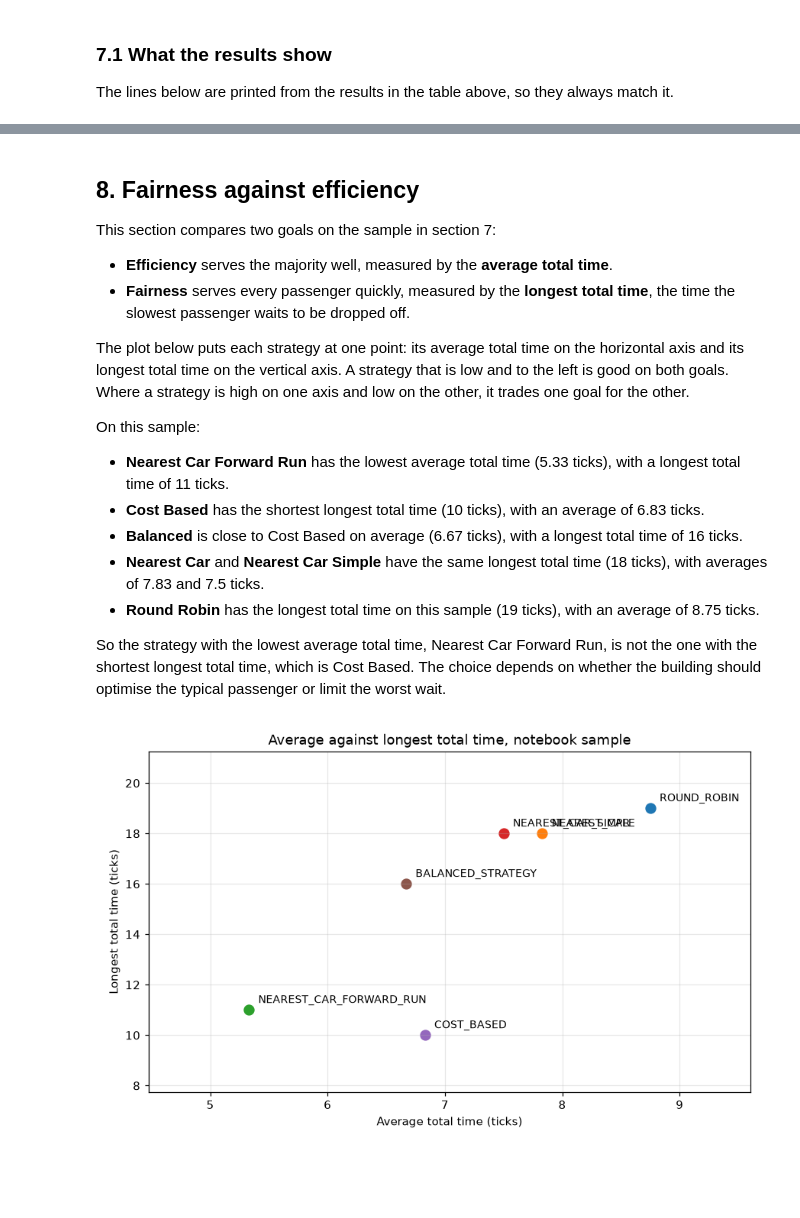
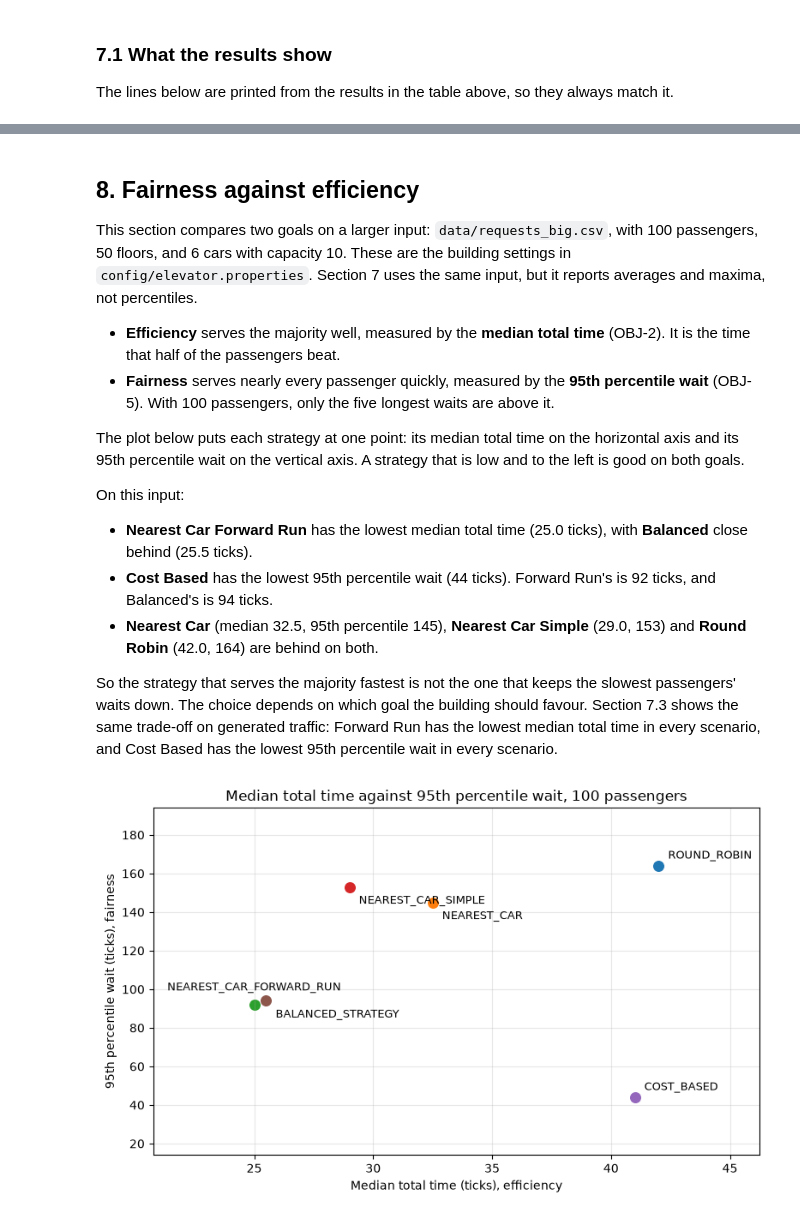
Before and after one commit to yashrajarora/kkr-simulator-python, a Jupyter notebook: docs/strategies.ipynb, the cells around one changed output, grey strips where cells are left out. Drawn from its saved outputs; the diff is of its cells as text; code cells hidden in the pictures; blank space fills up the shorter version.

Commit message:
Changes to nearest car scenario and other sample data changes

```diff
--- a/docs/strategies.ipynb
+++ b/docs/strategies.ipynb
@@ -311,71 +301,64 @@ To run one of these, set `requests=` to the file name, with `floors=10`, `cars=3
 # %% [markdown]
 ## 8. Fairness against efficiency
 
-This section compares two goals on the sample in section 7:
+This section compares two goals on a larger input: `data/requests_big.csv`, with 100 passengers, 50 floors, and 6 cars with capacity 10. These are the building settings in `config/elevator.properties`. Section 7 uses the same input, but it reports averages and maxima, not percentiles.
 
-- **Efficiency** serves the majority well, measured by the **average total time**.
-- **Fairness** serves every passenger quickly, measured by the **longest total time**, the time the slowest passenger waits to be dropped off.
+- **Efficiency** serves the majority well, measured by the **median total time** (OBJ-2). It is the time that half of the passengers beat.
+- **Fairness** serves nearly every passenger quickly, measured by the **95th percentile wait** (OBJ-5). With 100 passengers, only the five longest waits are above it.
 
-The plot below puts each strategy at one point: its average total time on the horizontal axis and its longest total time on the vertical axis. A strategy that is low and to the left is good on both goals. Where a strategy is high on one axis and low on the other, it trades one goal for the other.
+The plot below puts each strategy at one point: its median total time on the horizontal axis and its 95th percentile wait on the vertical axis. A strategy that is low and to the left is good on both goals.
 
-On this sample:
+On this input:
 
-- **Nearest Car Forward Run** has the lowest average total time (5.33 ticks), with a longest total time of 11 ticks.
-- **Cost Based** has the shortest longest total time (10 ticks), with an average of 6.83 ticks.
-- **Balanced** is close to Cost Based on average (6.67 ticks), with a longest total time of 16 ticks.
-- **Nearest Car** and **Nearest Car Simple** have the same longest total time (18 ticks), with averages of 7.83 and 7.5 ticks.
-- **Round Robin** has the longest total time on this sample (19 ticks), with an average of 8.75 ticks.
+- **Nearest Car Forward Run** has the lowest median total time (25.0 ticks), with **Balanced** close behind (25.5 ticks).
+- **Cost Based** has the lowest 95th percentile wait (44 ticks). Forward Run's is 92 ticks, and Balanced's is 94 ticks.
+- **Nearest Car** (median 32.5, 95th percentile 145), **Nearest Car Simple** (29.0, 153) and **Round Robin** (42.0, 164) are behind on both.
 
-So the strategy with the lowest average total time, Nearest Car Forward Run, is not the one with the shortest longest total time, which is Cost Based. The choice depends on whether the building should optimise the typical passenger or limit the worst wait.
+So the strategy that serves the majority fastest is not the one that keeps the slowest passengers' waits down. The choice depends on which goal the building should favour. Section 7.3 shows the same trade-off on generated traffic: Forward Run has the lowest median total time in every scenario, and Cost Based has the lowest 95th percentile wait in every scenario.
 # %%
 import io
 import matplotlib.pyplot as plt
 import statistics
 
 from elevator.config.sim_config import CarSpec, SimConfig, Strategy, TrafficMode
 from elevator.files.output_writer import OutputWriter
 from elevator.files.request_reader import RequestReader
+from elevator.metrics.metrics import Metrics
 from elevator.simulator.simulation import Simulation
 
-sample = """time, id, source, dest
-0, c, 7, 5
-2, i, 10, 1
-3, d, 4, 1
-4, e, 5, 6
-4, g, 1, 4
-5, a, 8, 5
-6, b, 4, 8
-7, j, 8, 10
-9, h, 5, 1
-10, f, 3, 10
-10, k, 5, 4
-12, l, 5, 6
-"""
-requests = RequestReader.read(io.StringIO(sample), 10)
-cars = [CarSpec(4, 1, 1, None), CarSpec(4, 5, 1, None), CarSpec(4, 10, 1, None)]
+# 100 passengers, 50 floors, and 6 cars with capacity 10: the building in config/elevator.properties.
+with open("data/requests_big.csv", encoding="utf-8") as file:
+    requests = RequestReader.read(file, 50)
+cars = [CarSpec(10, 1, 1, None) for _ in range(6)]
 
 # Strategies that give the same result share one point, so their names are shown together.
 points = {}
 for strategy in Strategy:
-    trips = Simulation(SimConfig(10, cars, strategy, TrafficMode.NORMAL, None), requests,
+    trips = Simulation(SimConfig(50, cars, strategy, TrafficMode.NORMAL, None), requests,
                        OutputWriter(io.StringIO())).run_simulation()
     totals = [trip.total_time for trip in trips]
-    point = (round(statistics.mean(totals), 2), max(totals))
+    waits = [trip.wait_time for trip in trips]
+    point = (statistics.median(totals), Metrics.percentile95(waits))
     points.setdefault(point, []).append(strategy.name)
 
 fig, ax = plt.subplots(figsize=(8, 5))
-for (average, longest), names in points.items():
-    ax.scatter(average, longest, s=70)
-    ax.annotate("\n".join(names), (average, longest), textcoords="offset points", xytext=(8, 6), fontsize=9)
-ax.set_xlabel("Average total time (ticks)")
-ax.set_ylabel("Longest total time (ticks)")
-ax.set_title("Average against longest total time, notebook sample")
+for i, ((median, p95), names) in enumerate(points.items()):
+    ax.scatter(median, p95, s=70)
+    # Alternate label positions so that nearby points do not overlap. Forward Run sits next to Balanced, so its label goes above.
+    if "NEAREST_CAR_FORWARD_RUN" in names:
+        offset, align = (0, 12), "center"
+    else:
+        offset, align = ((8, 6) if i % 2 == 0 else (8, -14)), "left"
+    ax.annotate("\n".join(names), (median, p95), textcoords="offset points", xytext=offset, fontsize=9, ha=align)
+ax.set_xlabel("Median total time (ticks), efficiency")
+ax.set_ylabel("95th percentile wait (ticks), fairness")
+ax.set_title("Median total time against 95th percentile wait, 100 passengers")
 ax.grid(True, alpha=0.3)
 ax.margins(0.25)
 plt.tight_layout()
 plt.show()
 # %% [output]
-[figure, old version]
+[figure, new version]
 # %% [markdown]
 ### 7.3 Scenario results on generated traffic
 
```
Also changed, not shown: parts of 9 cells of this notebook, 13 other files.
